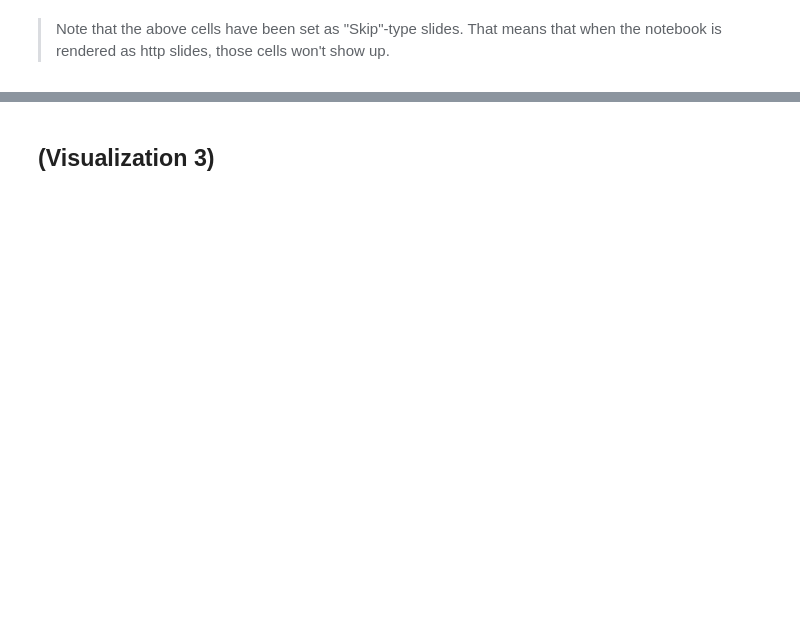
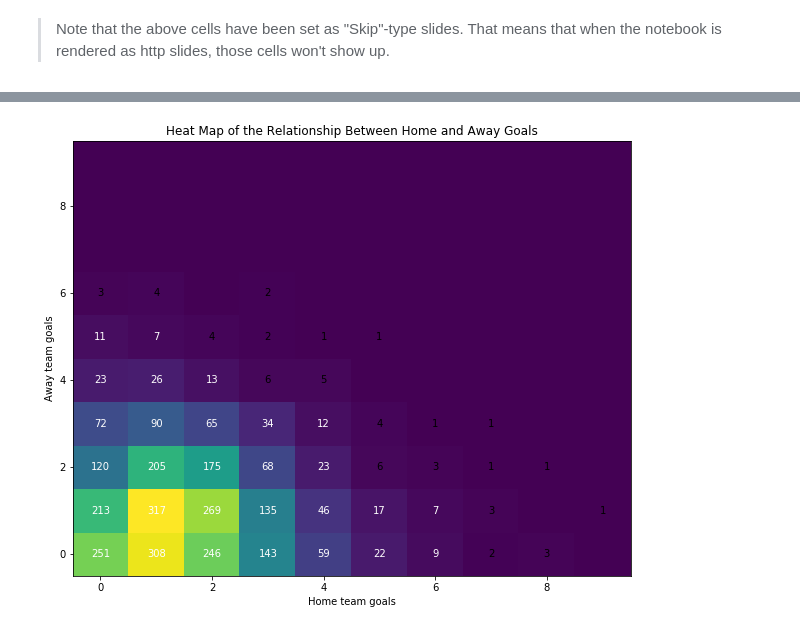
Before and after one commit to mbroend/football-visualization, a Jupyter notebook: slide_deck_template.ipynb, the cells around one changed output, grey strips where cells are left out. Cells and saved outputs as stored; diff of their text form; code cells hidden in the pictures; blank space fills up the shorter version.

```diff
--- a/slide_deck_template.ipynb
+++ b/slide_deck_template.ipynb
@@ -45,24 +69,25 @@ but feel free to add more if you'd like!
 # %%
-plt.figure(figsize=(8,8))
-# heat map of home/away gaols with bin edges between values
+plt.figure(figsize=(10,8))
+# heat map of home/away goals with bin edges between values
 bins_x = np.arange(-0.5, 9.5+1, 1)
 bins_y = np.arange(-0.5, 9.5+1, 1)
 h2d = plt.hist2d(data = PL_matches, x = 'home_team_goal', y = 'away_team_goal',
            bins = [bins_x, bins_y])
-plt.colorbar();
+#plt.colorbar();
 counts = h2d[0]
 
 # loop through the cell counts and add text annotations for each
 for i in range(counts.shape[0]):
     for j in range(counts.shape[1]):
         c = counts[i,j]
         if c >= 7: # increase visibility on darkest cells
             plt.text(bins_x[i]+0.5, bins_y[j]+0.5, int(c),
                      ha = 'center', va = 'center', color = 'white')
         elif c > 0:
             plt.text(bins_x[i]+0.5, bins_y[j]+0.5, int(c),
                      ha = 'center', va = 'center', color = 'black')
 plt.xlabel('Home team goals');
 plt.ylabel('Away team goals');
+plt.title('Heat Map of the Relationship Between Home and Away Goals');
+# %% [output]
+[figure, added]
-# %% [markdown]
-## (Visualization 3)
```
Also changed, not shown: parts of 14 cells of this notebook, 1 other file.
